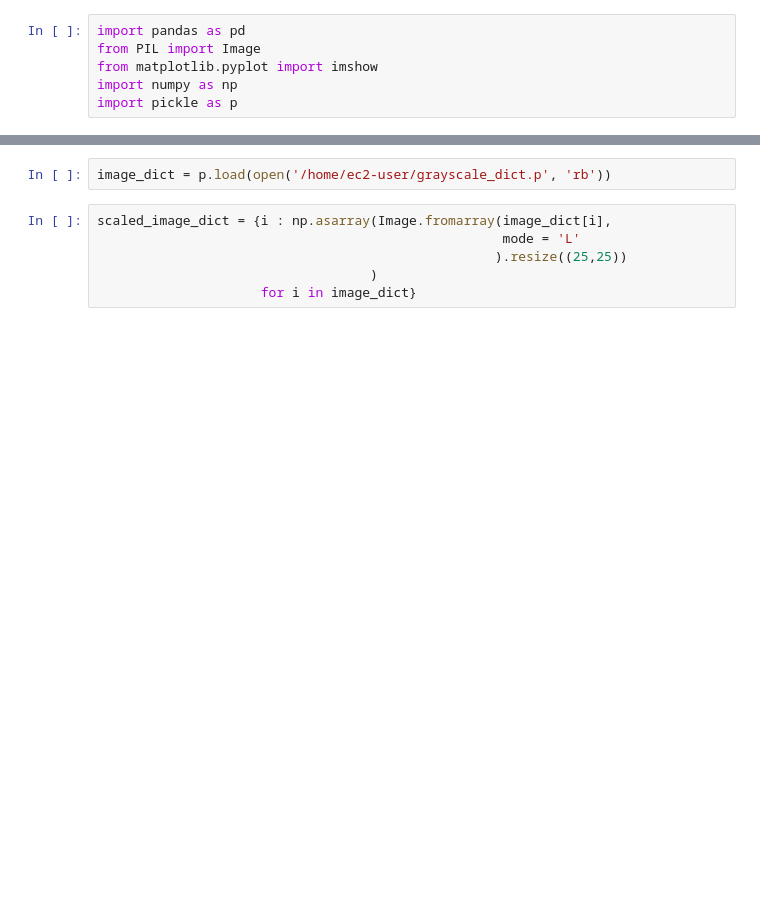
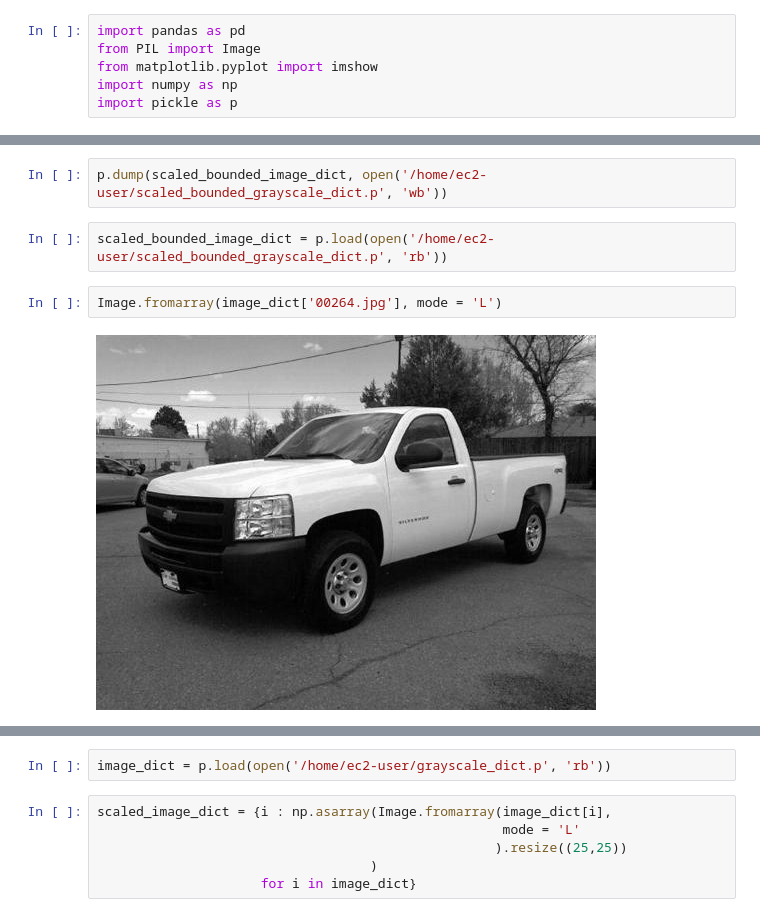
Before and after one commit to r-wr-cheng/Car_Classifier, a Jupyter notebook: modeling_sedan_coupe/data_scaling.ipynb, the cells around one changed output, grey strips where cells are left out. Drawn from its saved outputs; the diff is of its cells as text; blank space fills up the shorter version.

```diff
--- a/modeling_sedan_coupe/data_scaling.ipynb
+++ b/modeling_sedan_coupe/data_scaling.ipynb
@@ -6,0 +25,8 @@ import pickle as p
+# %%
+p.dump(scaled_bounded_image_dict, open('/home/ec2-user/scaled_bounded_grayscale_dict.p', 'wb'))
+# %%
+scaled_bounded_image_dict = p.load(open('/home/ec2-user/scaled_bounded_grayscale_dict.p', 'rb'))
+# %%
+Image.fromarray(image_dict['00264.jpg'], mode = 'L')
+# %% [output]
+[figure, added]
```
Also changed, not shown: parts of 7 cells of this notebook.
